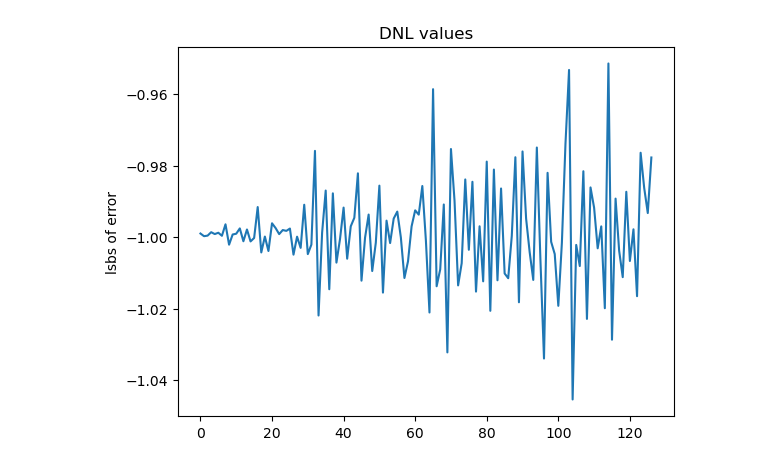
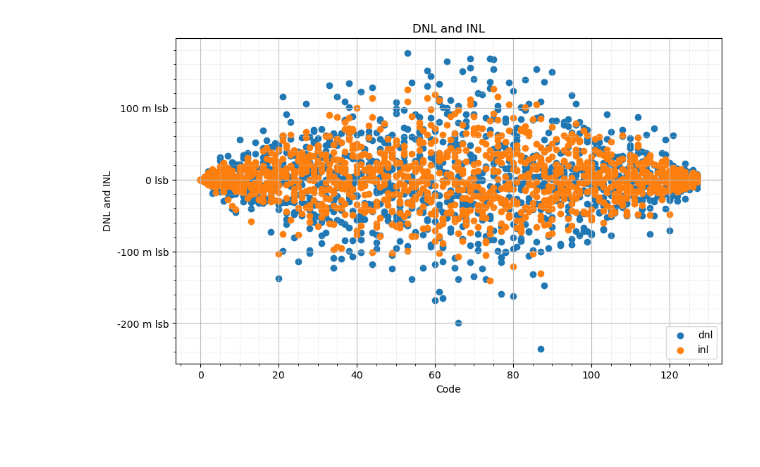
Before and after one commit to James-Jagielski/7-bit-D-A-converter-MP4-MADVLSI, a Jupyter notebook: schematics/simulations/plot_dac_mc.ipynb, the cells around one changed output. Cells and saved outputs as stored; diff of their text form; code cells hidden in the pictures; blank space fills up the shorter version.

```diff
--- a/schematics/simulations/plot_dac_mc.ipynb
+++ b/schematics/simulations/plot_dac_mc.ipynb
@@ -7,85 +7,66 @@ from si_prefix import si_format
 import mc_helper
 # %%
 n_bits = 7
+n_codes = 2 ** n_bits
 mc_simulations = []
-
-nano = 1e-9
-
-#100na test
-# results_dir = "ieee_DAC/bias_current_test_results/"
-results_dir = "ieee_DAC/dac_with_external_bias_gen/pmos_4"
-# pmos_1: with generator and just the Iout grounded
-# pmos_2: with generator and both Idumps grounded
-# pmos_3: with current source
-# pmos_4: with generator and nMOS current mirror
-# ideal_step_size = (100*nano)/(2**7)
-ideal_step_size = (160e-6)/(2**7)
-
-# #30 na test
-# results_dir = "ieee_DAC/bias_current_test_results_2/"
-# ideal_step_size = (30*nano)/(2**7)
+results_dir = "ieee_DAC/simulation_results/"
+# results_dir = "ieee_DAC/dac_with_external_bias_gen/test_1"
 
 for filename in os.listdir(results_dir):
     df = pd.read_csv(os.path.join(results_dir, filename), delimiter = "\s+")
+    # print("Raw dataframe:")
     # print(df.head(3))
+    # print()
 
     df["code"] = df["v0"] * 0 # init column to all 0s
     for bit in range(n_bits):
-        # df["code"] = df["code"] + (df[f"v{bit}"] > .5*df["vdd"]) * 2 ** (n_bits - bit - 1)
         df["code"] = df["code"] + (df[f"v{bit}"] > .5*df["vdd"]) * 2 ** (n_bits - bit - 1)
         df.drop(f"v{bit}", axis = "columns", inplace = True)
     df.rename({"i(viout)": "Iout"}, axis = "columns", inplace = True)
-    # print(df.head(10))
 
+    df.sort_values("code", inplace = True)
+    df["diff"] = np.diff(df["Iout"], prepend = 0)
     mc_simulations.append(df)
-tdf = pd.concat(mc_simulations)
+
+tdf = (pd.concat(mc_simulations)).sort_values("code")
+# print("Combined dataframe:")
+# print(tdf.head(3))
+# print()
+
 plt.figure(figsize = (10, 6))
 mc_helper.axes_labels("Code", "", "Iout", "A", "Current-Based Digital-to-Analog Converter Output")
 mc_helper.make_grids()
 
-#z = np.polyfit(tdf["code"], tdf["Iout"], 1)
-z = [ideal_step_size,0]
-print(z)
-p = np.poly1d(z)
+Iout_for_max_code = np.mean(tdf["Iout"][tdf["code"] == max(tdf["code"])])
+lsb = Iout_for_max_code / (n_codes - 1)
+tdf["Iout_ideal"] = lsb * tdf["code"]
+tdf["Iout_error"] = tdf["Iout"] - tdf["Iout_ideal"]
+max_error = max(tdf["Iout_error"])
+tdf["inl"] = tdf["Iout_error"] / lsb
+max_inl = max(tdf["inl"])
+print(f"lsb = {si_format(lsb, precision = 2)}A")
+print(f"max error (INL) = {si_format(max_inl * lsb, precision = 2)}A = {np.round(max_inl, 3)} lsb")
 
-errors = np.subtract(p(tdf["code"]),tdf["Iout"])
+tdf["dnl"] = tdf["diff"] / lsb - 1
+tdf["dnl"][tdf["code"] == 0] = 0
+max_dnl = max(tdf["dnl"])
+print(f"max difference (DNL) = {si_format(max_dnl, precision = 2)}A = {np.round(max_dnl, 3)} lsb")
+print()
 
-print("max allowable error", np.mean( np.subtract( p(range(1,128)) ,p(range(0,127)) ) )/2 )
-print("max error",np.max(errors))
-print("variance of error",np.max(errors))
-
-dnl  = []
-dnl_multi = []
-for df_simulation in mc_simulations:
-    sorted = df_simulation.sort_values("code")
-    current =   np.subtract(np.divide(
-                    np.subtract(
-                         list(sorted["Iout"])[1:],list(sorted["Iout"])[:-1]
-                    ),ideal_step_size),1)
-    #print(current)
-    cc = list(current) #list(np.vstack((current,dnl)).T)
-    #print(len(cc))
-    dnl_multi.append(cc)
-    for line in cc:
-        dnl.append(line)#dnl.append(float(max(line,key=abs)))
-    #print(dnl)
-
-inl = np.sum(dnl)
-
-
-
-# plt.plot(range(128),p(range(128)),"k--", label = "trendline", linewidth = .5)
+# print("Final dataframe:")
+# print(tdf.head(3))
+# print()
 
 for i, df_simulation in enumerate(mc_simulations):
-    # plt.plot(np.array(df_simulation["code"]), np.array(df_simulation["Iout"]), linewidth = 1, label = f"Run {i}")
-    plt.scatter(np.array(df_simulation["code"]), np.array(df_simulation["Iout"]), s = 2, label = f"Run {i}")
+    plt.plot(np.array(tdf["code"]), np.array(tdf["Iout_ideal"]), linewidth = 1, label = f"Run {i}")
+    plt.scatter(np.array(tdf["code"]), np.array(tdf["Iout"]), s = 2, label = f"Run {i}")
 plt.legend(loc = "lower right")
 
-plt.figure()
-plt.plot(range(len(dnl)), dnl)
-plt.title("DNL values")
-print("max overall dnl",max(dnl,key=abs))
-print("loc of max value",dnl.index(max(dnl,key=abs)))
-print("INL" , inl)
-plt.ylabel("lsbs of error")
+plt.figure(figsize = (10, 6))
+mc_helper.axes_labels("Code", "", "DNL and INL", " lsb", "DNL and INL")
+mc_helper.make_grids()
+
+plt.scatter(tdf["code"], tdf["dnl"], label = "dnl")
+plt.scatter(tdf["code"], tdf["inl"], label = "inl")
+plt.legend(loc = "lower right")
 # %% [output]
@@ -101 +78 @@ Text(0, 0.5, 'lsbs of error')
-[figure, old version]
+[figure, new version]
```
Also changed, not shown: parts of 1 cell of this notebook.
